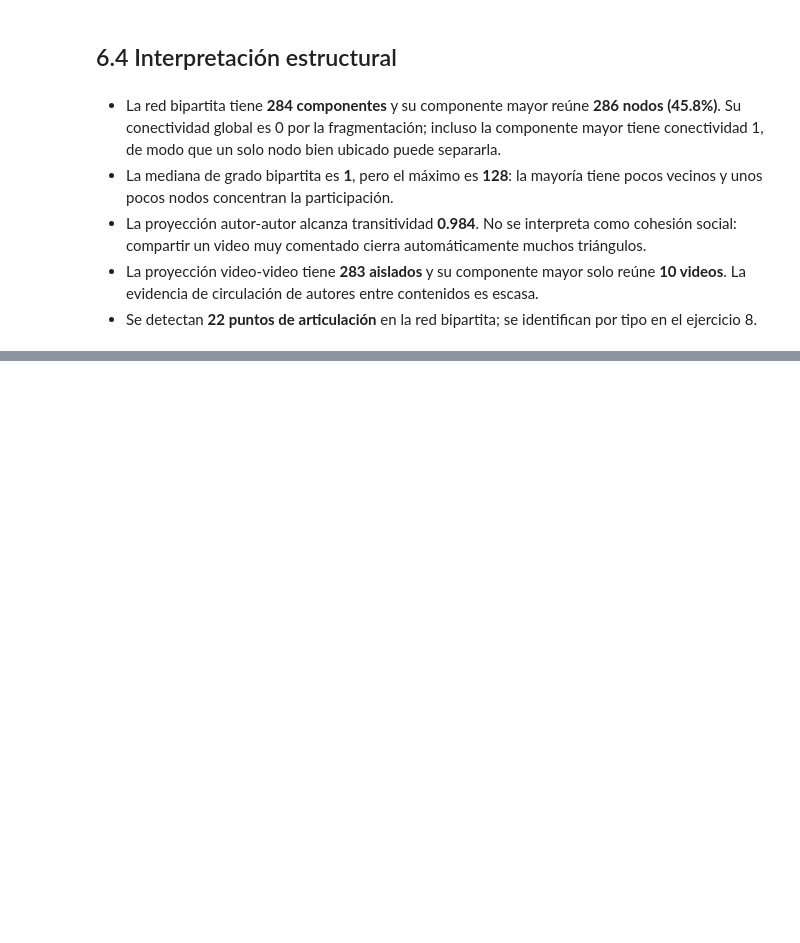
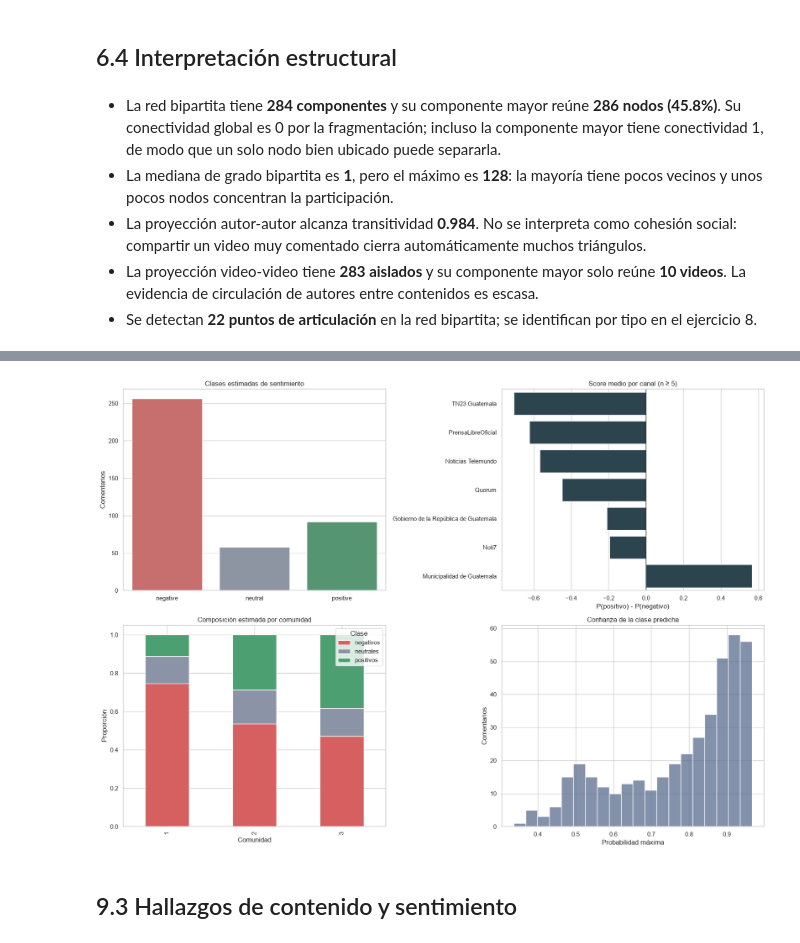
Before and after one commit to Dcextrim/CC3084-Data-Science, a Jupyter notebook: 06_analisis_redes_sociales/notebooks/analisis_redes_sociales.ipynb, the cells around one changed output, grey strips where cells are left out. Saved outputs shown, nothing was run; the diff lists cells and outputs as text; code cells hidden in the pictures; blank space fills up the shorter version.

```diff
--- a/06_analisis_redes_sociales/notebooks/analisis_redes_sociales.ipynb
+++ b/06_analisis_redes_sociales/notebooks/analisis_redes_sociales.ipynb
@@ -1198,0 +1599,32 @@ display(Markdown(f"""
+# %%
+fig, axes = plt.subplots(2, 2, figsize=(17, 12))
+
+sns.barplot(x=sentiment_counts.index, y=sentiment_counts.values,
+            hue=sentiment_counts.index, palette={"negative": "#D65F5F", "neutral": "#8A94A6", "positive": "#4C9F70"},
+            legend=False, ax=axes[0, 0])
+axes[0, 0].set_title("Clases estimadas de sentimiento")
+axes[0, 0].set_xlabel(""); axes[0, 0].set_ylabel("Comentarios")
+
+channel_plot = sentiment_by_channel.assign(
+    etiqueta=sentiment_by_channel["channel_name"].astype(str).map(lambda x: shorten(x, 38))
+)
+sns.barplot(data=channel_plot, x="score", y="etiqueta", color=COLORS["accent"], ax=axes[0, 1])
+axes[0, 1].axvline(0, color="black", linewidth=0.8)
+axes[0, 1].set_title("Score medio por canal (n ≥ 5)")
+axes[0, 1].set_xlabel("P(positivo) - P(negativo)"); axes[0, 1].set_ylabel("")
+
+community_props = community_sentiment.set_index("community_id")[["negativos", "neutrales", "positivos"]]
+community_props.plot(kind="bar", stacked=True, color=["#D65F5F", "#8A94A6", "#4C9F70"], ax=axes[1, 0])
+axes[1, 0].set_title("Composición estimada por comunidad")
+axes[1, 0].set_xlabel("Comunidad"); axes[1, 0].set_ylabel("Proporción"); axes[1, 0].legend(title="Clase")
+
+sns.histplot(comments_sentiment["sentiment_confidence"], bins=20, color="#5B6C8F", ax=axes[1, 1])
+axes[1, 1].set_title("Confianza de la clase predicha")
+axes[1, 1].set_xlabel("Probabilidad máxima"); axes[1, 1].set_ylabel("Comentarios")
+
+plt.tight_layout()
+plt.show()
+# %% [output]
+[figure, added]
+# %% [markdown]
+## 9.3 Hallazgos de contenido y sentimiento
```
Also changed, not shown: parts of 21 cells of this notebook.
